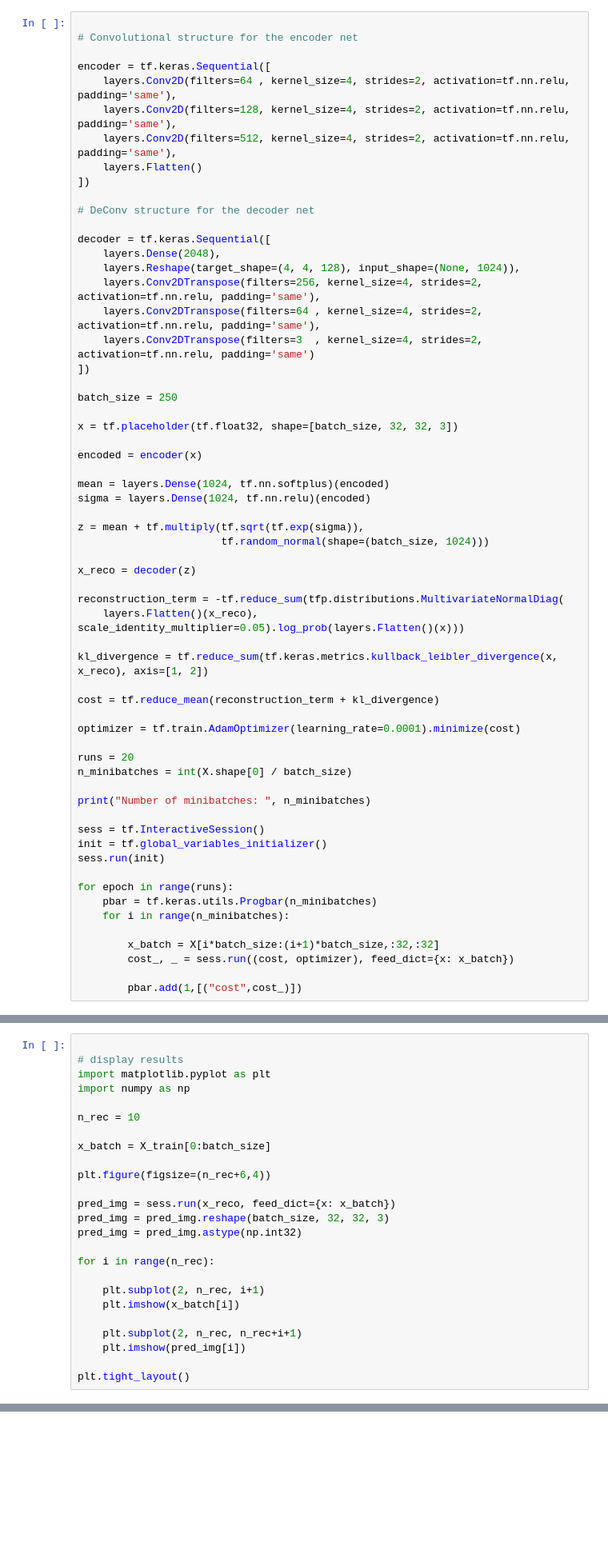
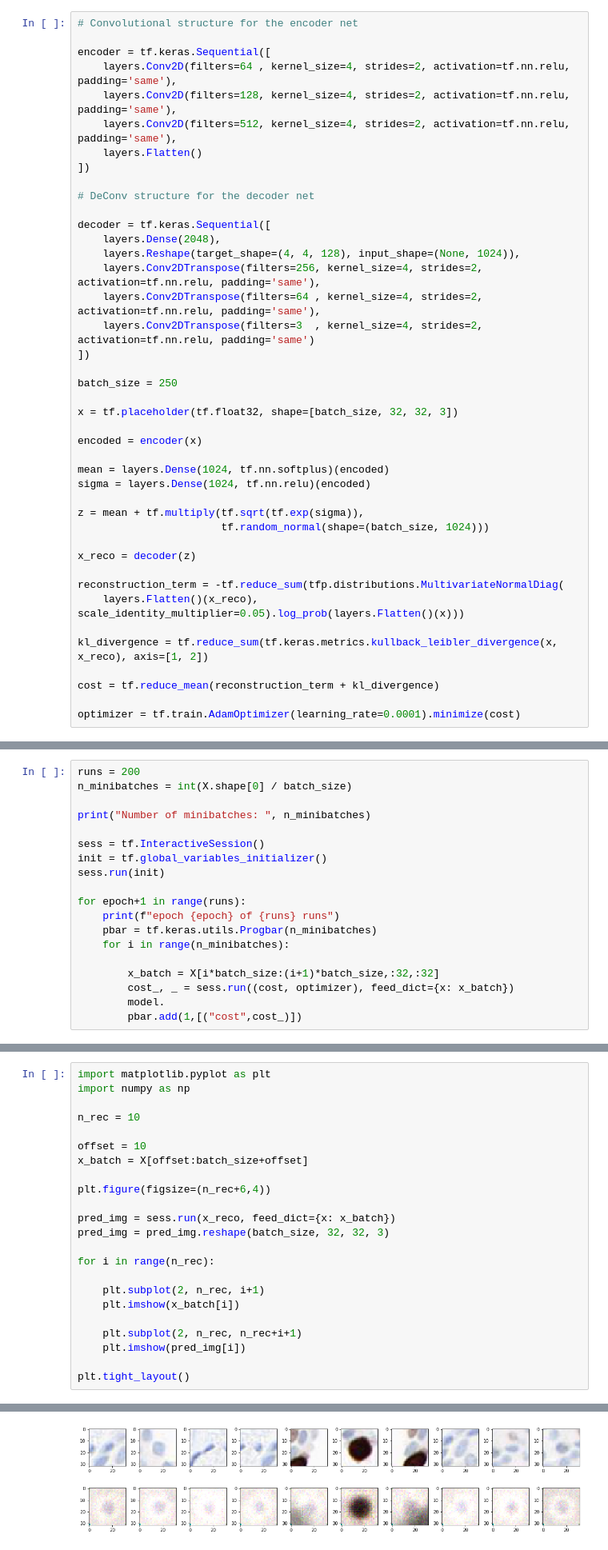
Before and after one commit to theodore-evans/histo-vae, a Jupyter notebook: VAE for generating cell image data.ipynb, the cells around one changed output, grey strips where cells are left out. Shown at 80% size. Saved outputs shown, nothing was run; the diff lists cells and outputs as text; blank space fills up the shorter version.

Commit message:
first attempt at interactive VAE latent space visualisation, renamed weights directory

```diff
--- a/VAE for generating cell image data.ipynb
+++ b/VAE for generating cell image data.ipynb
@@ -14,5 +19,4 @@ X = np.stack(data['features'].to_numpy(),axis=0)
 # %%
-
 # Convolutional structure for the encoder net
 
 encoder = tf.keras.Sequential([
@@ -54,22 +58,4 @@ kl_divergence = tf.reduce_sum(tf.keras.metrics.kullback_leibler_divergence(x, x_
 cost = tf.reduce_mean(reconstruction_term + kl_divergence)
 
 optimizer = tf.train.AdamOptimizer(learning_rate=0.0001).minimize(cost)
-
-runs = 20
-n_minibatches = int(X.shape[0] / batch_size)
-
-print("Number of minibatches: ", n_minibatches)
-
-sess = tf.InteractiveSession()
-init = tf.global_variables_initializer()
-sess.run(init)
-
-for epoch in range(runs):
-    pbar = tf.keras.utils.Progbar(n_minibatches)
-    for i in range(n_minibatches):
-
-        x_batch = X[i*batch_size:(i+1)*batch_size,:32,:32]
-        cost_, _ = sess.run((cost, optimizer), feed_dict={x: x_batch})
-
-        pbar.add(1,[("cost",cost_)])
 # %% [output]
@@ -100,0 +65,19 @@ _________________________________________________________________
+# %%
+runs = 200
+n_minibatches = int(X.shape[0] / batch_size)
+
+print("Number of minibatches: ", n_minibatches)
+
+sess = tf.InteractiveSession()
+init = tf.global_variables_initializer()
+sess.run(init)
+
+for epoch+1 in range(runs):
+    print(f"epoch {epoch} of {runs} runs")
+    pbar = tf.keras.utils.Progbar(n_minibatches)
+    for i in range(n_minibatches):
+
+        x_batch = X[i*batch_size:(i+1)*batch_size,:32,:32]
+        cost_, _ = sess.run((cost, optimizer), feed_dict={x: x_batch})
+        model.
+        pbar.add(1,[("cost",cost_)])
@@ -101,18 +102,16 @@ _________________________________________________________________
 # %%
-
-# display results
 import matplotlib.pyplot as plt
 import numpy as np
 
 n_rec = 10
 
-x_batch = X_train[0:batch_size]
+offset = 10
+x_batch = X[offset:batch_size+offset]
 
 plt.figure(figsize=(n_rec+6,4))
 
 pred_img = sess.run(x_reco, feed_dict={x: x_batch})
 pred_img = pred_img.reshape(batch_size, 32, 32, 3)
-pred_img = pred_img.astype(np.int32)
 
 for i in range(n_rec):
 
@@ -123,3 +122,4 @@ for i in range(n_rec):
     plt.imshow(pred_img[i])
 
 plt.tight_layout()
+# %% [output]
@@ -125,0 +136 @@ plt.tight_layout()
+[figure, added]
```
Also changed, not shown: parts of 9 cells of this notebook, 5 other files.
